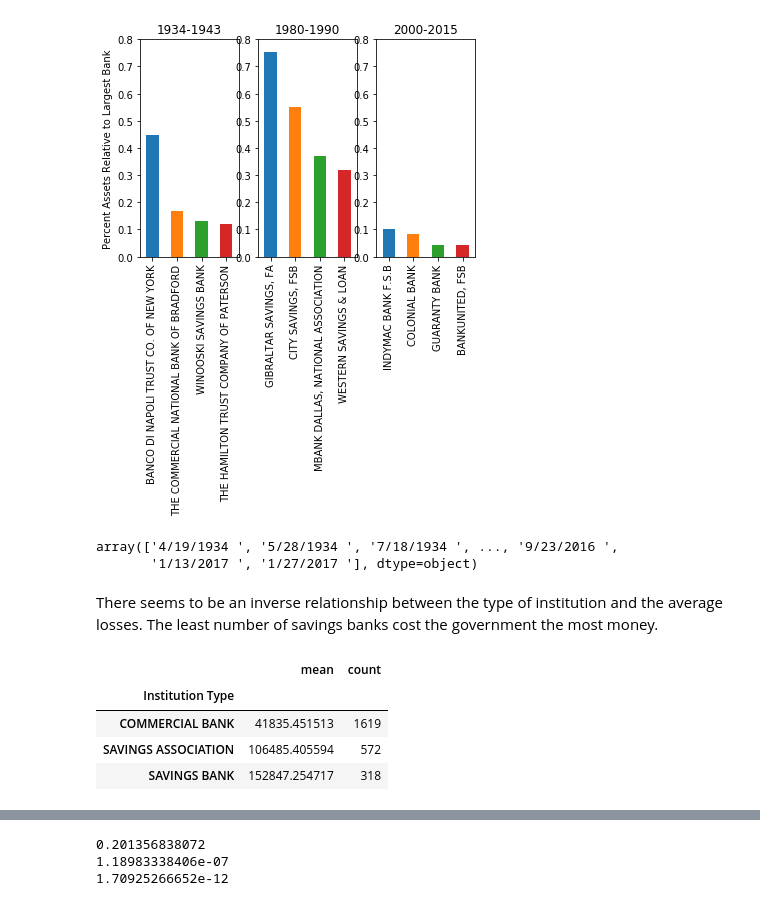
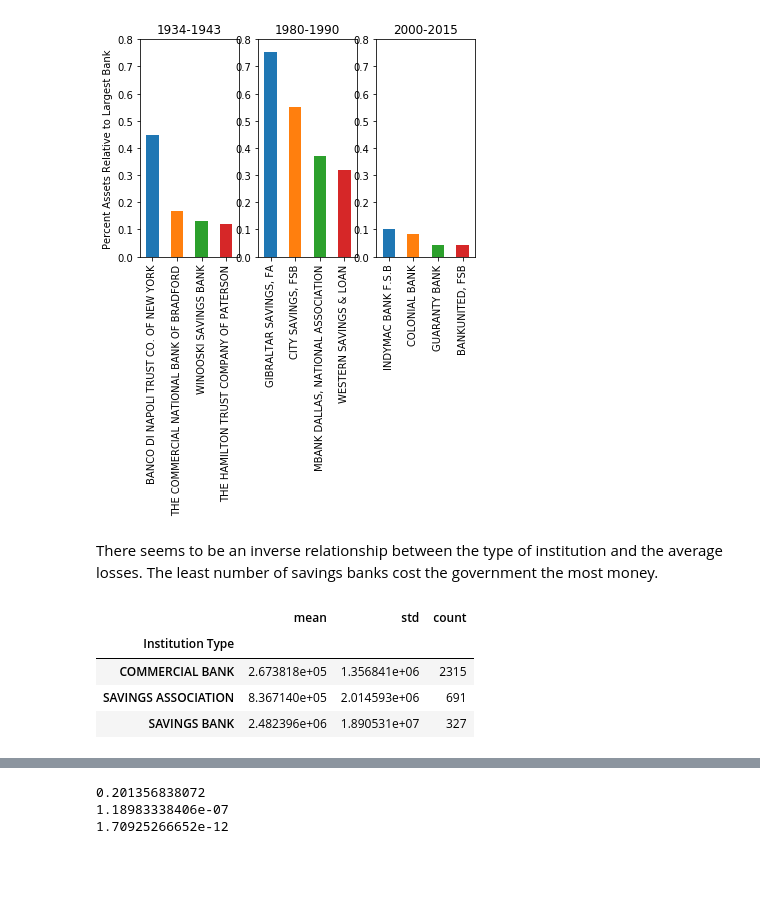
Before and after one commit to bar10009/Thinkful-Capstone-, a Jupyter notebook: Capstone Project 2018.ipynb, the cells around one changed output, grey strips where cells are left out. Cells and saved outputs as stored; diff of their text form; code cells hidden in the pictures; blank space fills up the shorter version.

```diff
--- a/Capstone Project 2018.ipynb
+++ b/Capstone Project 2018.ipynb
@@ -52,4 +54,3 @@ import seaborn as sns
 # %%
 # Reading the banks.csv file stored in my desktop
-banks = pd.read_csv('~/Desktop/Thinkful-Projects/banks.csv')
-banks.info()
+banks = pd.read_csv('banks.csv')
@@ -229,2 +186,13 @@ Adjusting the banks for inflation for the range of three seperate periods of tim
 Then we sort the values by Institution Name and Total Assets (2015)
 Then we plot those values and compare the bar plots of each
+# %%
+banks_inflation['Total Assets (2015)']=banks_inflation['Total Assets']*banks_inflation['inflation_multiplier']
+plt.scatter(banks_inflation['Total Assets (2015)'], banks_inflation['Estimated Loss (2015)'])
+plt.xlabel('Total Assets (2015)')
+plt.ylabel('Estimated Loss (2015)')
+plt.xlim([0, 0.6e8])
+from scipy.stats import pearsonr
+bankst = banks_inflation.dropna(subset=['Total Assets (2015)', 'Estimated Loss (2015)', 'Total Assets'])
+r, p = pearsonr(bankst['Total Assets'], bankst['Estimated Loss (2015)'])
+print(r, p)Then we sort the values by Institution Name and Total Assets (2015)
+Then we plot those values and compare the bar plots of each
@@ -288,19 +263,13 @@ axes[2].set_xlabel("")
 # %% [output]
 Text(0.5,0,'')
 [figure]
-# %%
-# I have not idea why we're doing this...
-banks['Failure Date'].unique()
-# %% [output]
-array(['4/19/1934 ', '5/28/1934 ', '7/18/1934 ', ..., '9/23/2016 ',
-       '1/13/2017 ', '1/27/2017 '], dtype=object)
 # %% [markdown]
 There seems to be an inverse relationship between the type of institution and the average losses. The least number of savings banks cost the government the most money.
 # %%
-banks.groupby(['Institution Type'])['Estimated Loss (2015)'].agg(['mean','count'])
+banks_inflation.groupby(['Institution Type'])['Total Assets (2015)'].agg(['mean','std','count'])
 # %% [output]
-|  | mean | count |
-| Institution Type |  |  |
-| COMMERCIAL BANK | 41835.451513 | 1619 |
-| SAVINGS ASSOCIATION | 106485.405594 | 572 |
-| SAVINGS BANK | 152847.254717 | 318 |
+|  | mean | std | count |
+| Institution Type |  |  |  |
+| COMMERCIAL BANK | 2.673818e+05 | 1.356841e+06 | 2315 |
+| SAVINGS ASSOCIATION | 8.367140e+05 | 2.014593e+06 | 691 |
+| SAVINGS BANK | 2.482396e+06 | 1.890531e+07 | 327 |
```
Also changed, not shown: parts of 18 cells of this notebook.
